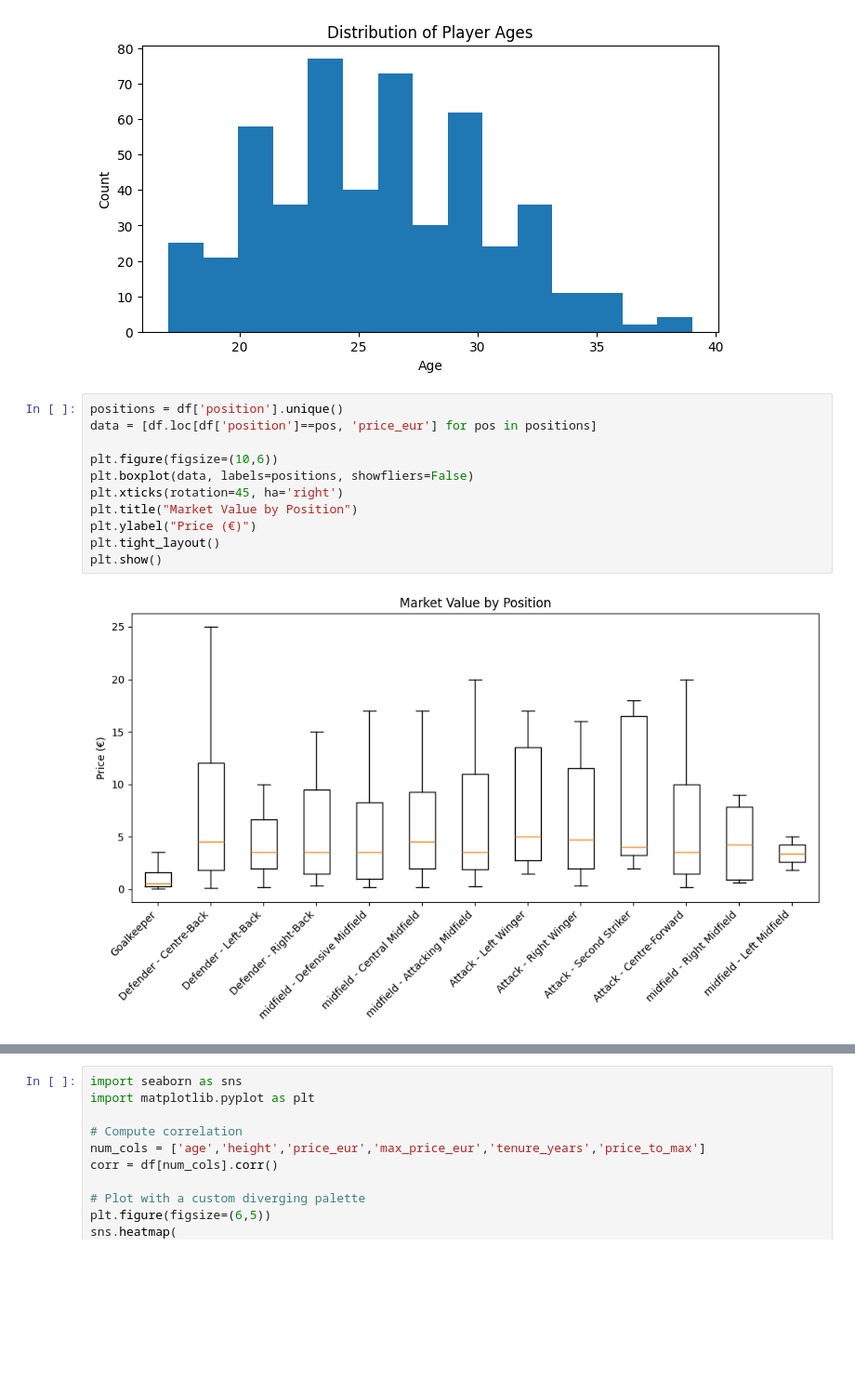
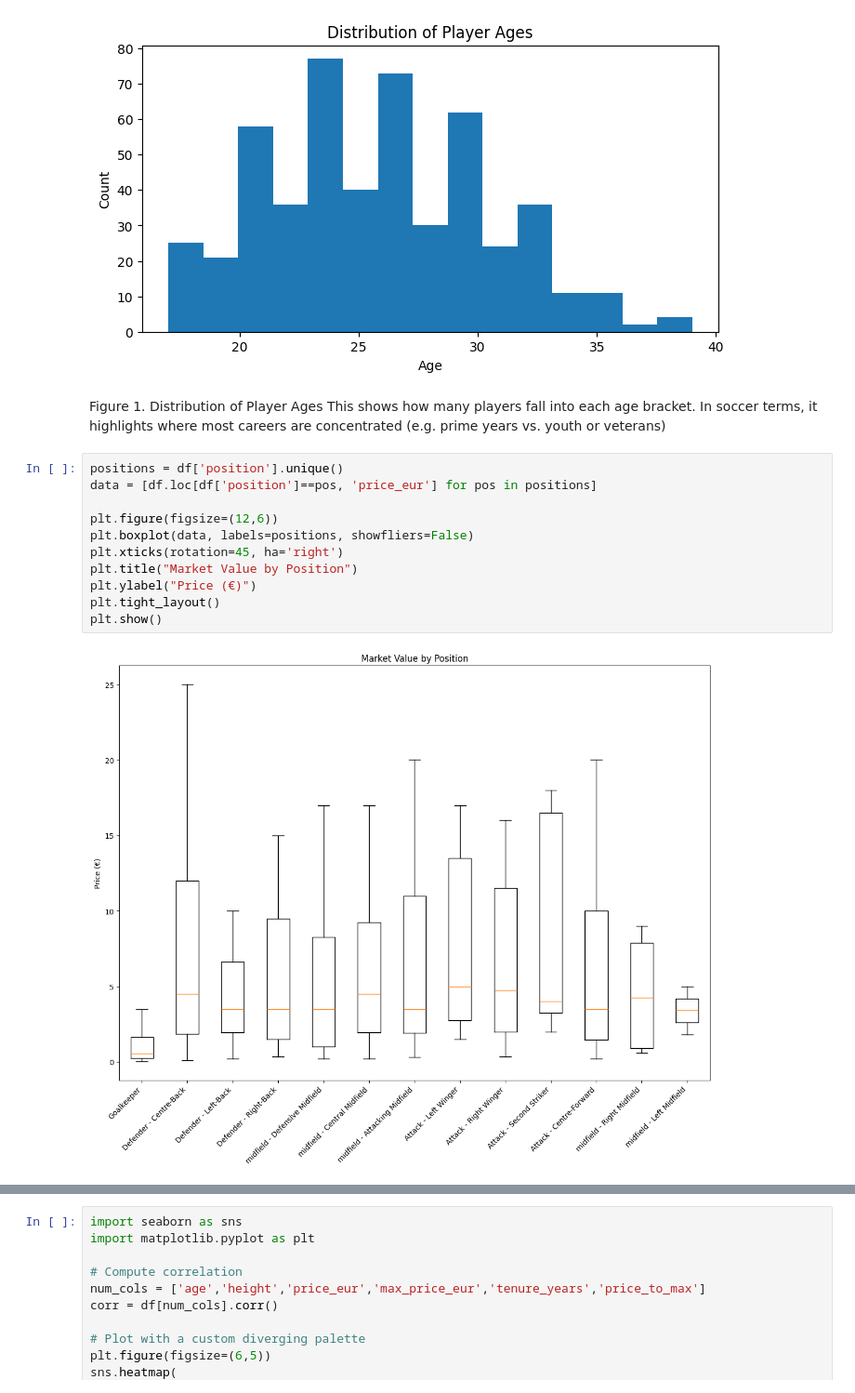
Before and after one commit to asim-aa/bundesliga-player-valuation, a Jupyter notebook: notebooks/04_exploratory_analysis.ipynb, the cells around one changed output, grey strips where cells are left out. Shown: that part at 93% size. Drawn from its saved outputs; the diff is of its cells as text; blank space fills up the shorter version.

```diff
--- a/notebooks/04_exploratory_analysis.ipynb
+++ b/notebooks/04_exploratory_analysis.ipynb
@@ -24,16 +24,19 @@ plt.ylabel("Count")
 plt.show()
 # %% [output]
 [figure]
+# %% [markdown]
+Figure 1. Distribution of Player Ages
+This shows how many players fall into each age bracket. In soccer terms, it highlights where most careers are concentrated (e.g. prime years vs. youth or veterans)
 # %%
 positions = df['position'].unique()
 data = [df.loc[df['position']==pos, 'price_eur'] for pos in positions]
 
-plt.figure(figsize=(10,6))
+plt.figure(figsize=(12,6))
 plt.boxplot(data, labels=positions, showfliers=False)
 plt.xticks(rotation=45, ha='right')
 plt.title("Market Value by Position")
 plt.ylabel("Price (€)")
 plt.tight_layout()
 plt.show()
 # %% [output]
-[figure, old version]
+[figure, new version]
```
Also changed, not shown: parts of 4 cells of this notebook.
